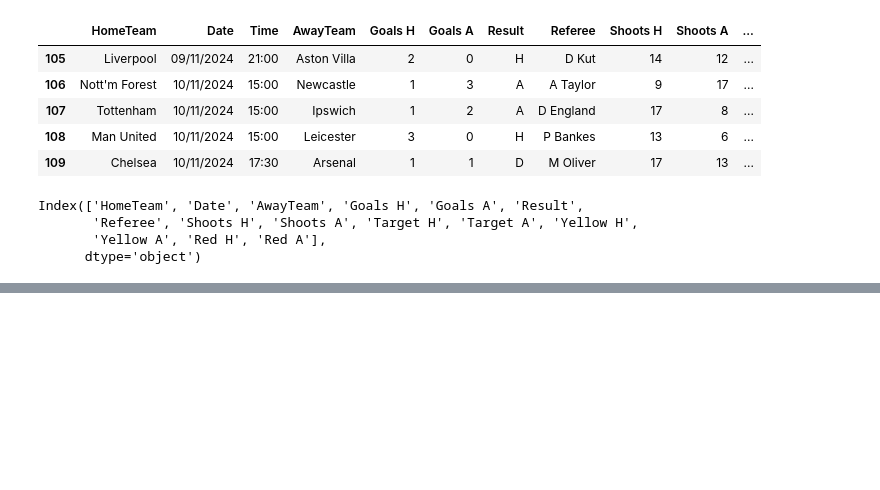
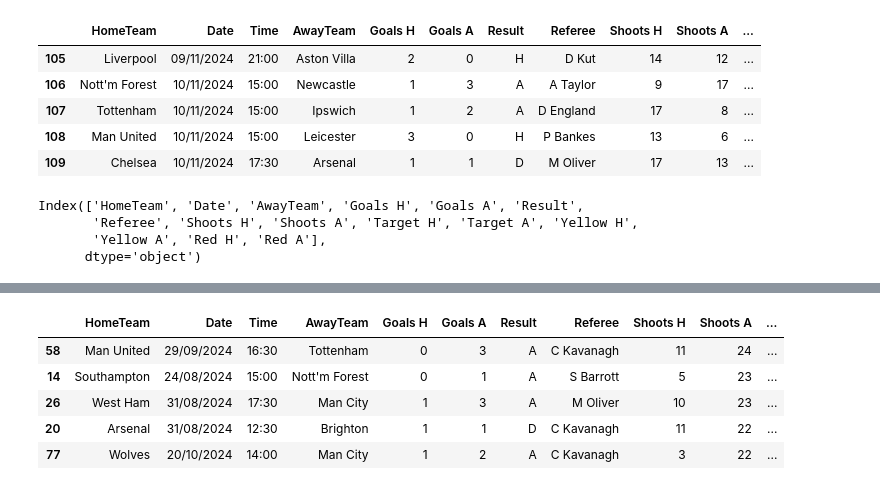
Before and after one commit to ka-53/ML-draft, a Jupyter notebook: draft/dataframe.ipynb, the cells around one changed output, grey strips where cells are left out. Saved outputs shown, nothing was run; the diff lists cells and outputs as text; code cells hidden in the pictures; blank space fills up the shorter version.

```diff
--- a/draft/dataframe.ipynb
+++ b/draft/dataframe.ipynb
@@ -391,0 +492,9 @@ Index(['HomeTeam', 'Date', 'AwayTeam', 'Goals H', 'Goals A', 'Result',
+# %%
+df.nlargest(5,'Shoots A')
+# %% [output]
+|  | HomeTeam | Date | Time | AwayTeam | Goals H | Goals A | Result | Referee | Shoots H | Shoots A | ... |
+| 58 | Man United | 29/09/2024 | 16:30 | Tottenham | 0 | 3 | A | C Kavanagh | 11 | 24 | ... |
+| 14 | Southampton | 24/08/2024 | 15:00 | Nott'm Forest | 0 | 1 | A | S Barrott | 5 | 23 | ... |
+| 26 | West Ham | 31/08/2024 | 17:30 | Man City | 1 | 3 | A | M Oliver | 10 | 23 | ... |
+| 20 | Arsenal | 31/08/2024 | 12:30 | Brighton | 1 | 1 | D | C Kavanagh | 11 | 22 | ... |
+| 77 | Wolves | 20/10/2024 | 14:00 | Man City | 1 | 2 | A | C Kavanagh | 3 | 22 | ... |
```
Also changed, not shown: parts of 9 cells of this notebook, 1 other file.
